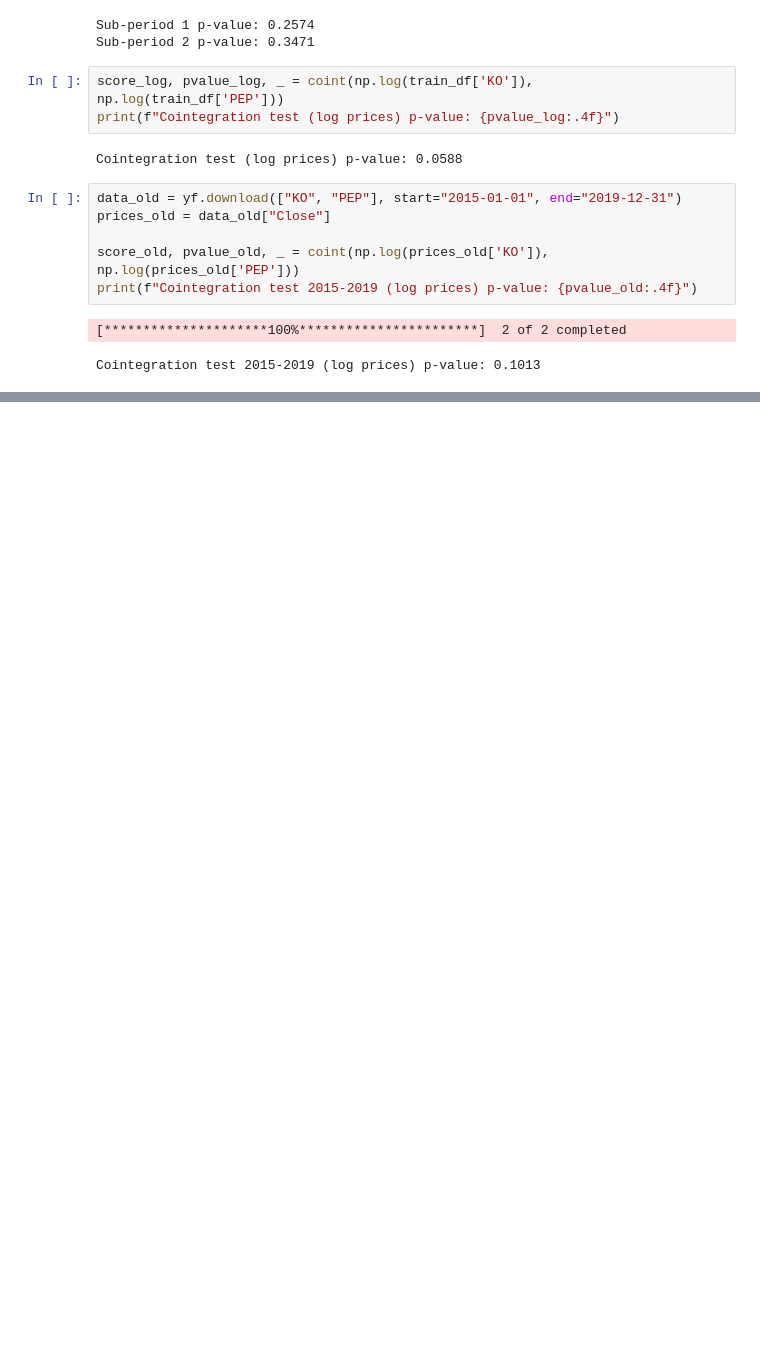
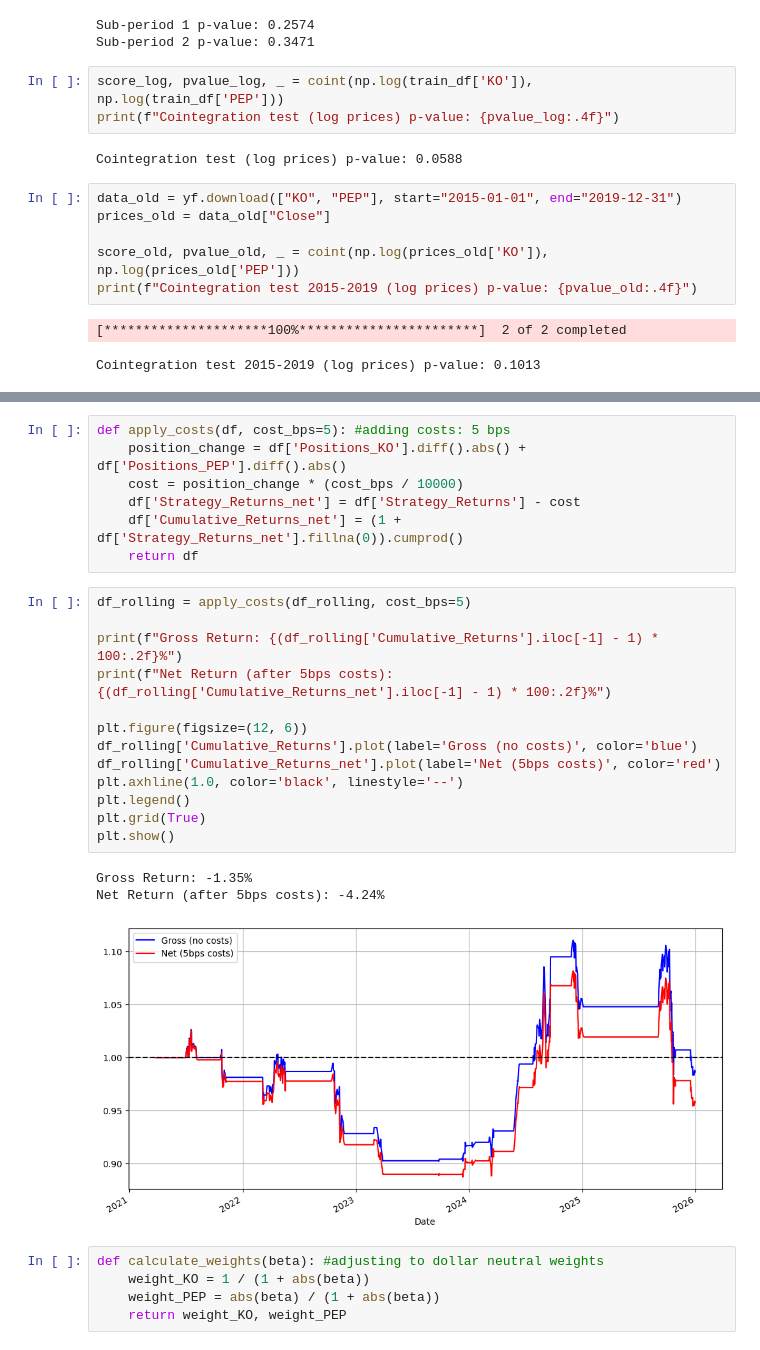
Before and after one commit to 4ammi/pairs-trading-statistical-arbitrage, a Jupyter notebook: cointegrated_pairs_trading.ipynb, the cells around one changed output, grey strips where cells are left out. Drawn from its saved outputs; the diff is of its cells as text; blank space fills up the shorter version.

```diff
--- a/cointegrated_pairs_trading.ipynb
+++ b/cointegrated_pairs_trading.ipynb
@@ -282,0 +355,29 @@ Cointegration test 2015-2019 (log prices) p-value: 0.1013
+# %%
+def apply_costs(df, cost_bps=5): #adding costs: 5 bps
+    position_change = df['Positions_KO'].diff().abs() + df['Positions_PEP'].diff().abs()
+    cost = position_change * (cost_bps / 10000)
+    df['Strategy_Returns_net'] = df['Strategy_Returns'] - cost
+    df['Cumulative_Returns_net'] = (1 + df['Strategy_Returns_net'].fillna(0)).cumprod()
+    return df
+# %%
+df_rolling = apply_costs(df_rolling, cost_bps=5)
+
+print(f"Gross Return: {(df_rolling['Cumulative_Returns'].iloc[-1] - 1) * 100:.2f}%")
+print(f"Net Return (after 5bps costs): {(df_rolling['Cumulative_Returns_net'].iloc[-1] - 1) * 100:.2f}%")
+
+plt.figure(figsize=(12, 6))
+df_rolling['Cumulative_Returns'].plot(label='Gross (no costs)', color='blue')
+df_rolling['Cumulative_Returns_net'].plot(label='Net (5bps costs)', color='red')
+plt.axhline(1.0, color='black', linestyle='--')
+plt.legend()
+plt.grid(True)
+plt.show()
+# %% [output]
+Gross Return: -1.35%
+Net Return (after 5bps costs): -4.24%
+[figure, added]
+# %%
+def calculate_weights(beta): #adjusting to dollar neutral weights
+    weight_KO = 1 / (1 + abs(beta))
+    weight_PEP = abs(beta) / (1 + abs(beta))
+    return weight_KO, weight_PEP
```
Also changed, not shown: parts of 9 cells of this notebook.
